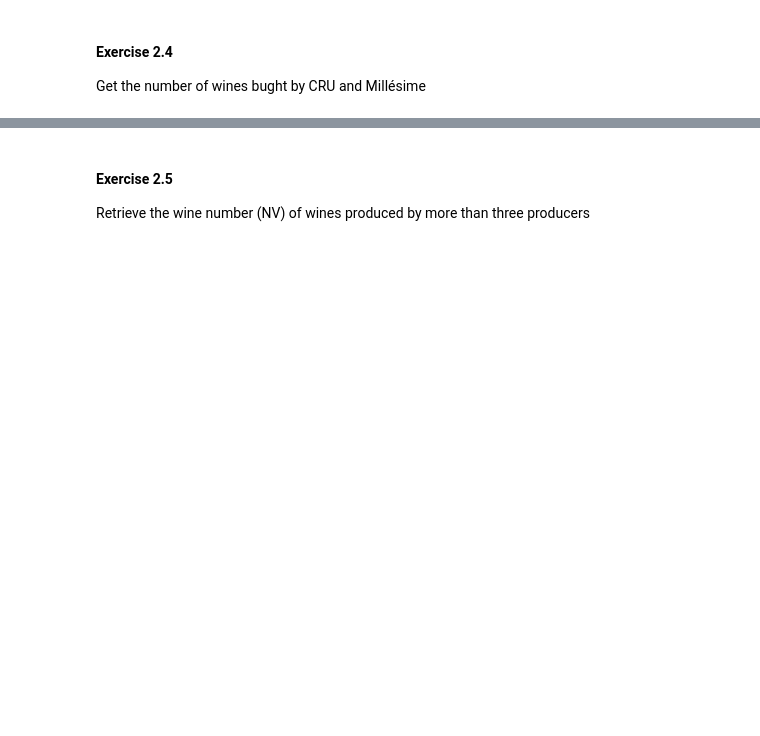
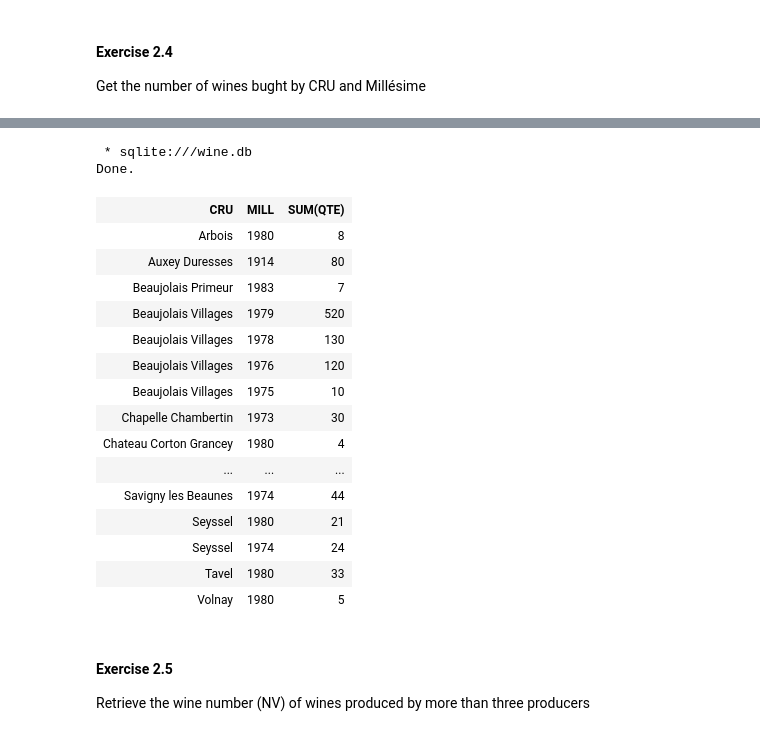
Before and after one commit to manitoug/SQLP1, a Jupyter notebook: TP2/TP_INF725_DB_TP3.ipynb, the cells around one changed output, grey strips where cells are left out. Saved outputs shown, nothing was run; the diff lists cells and outputs as text; code cells hidden in the pictures; blank space fills up the shorter version.

```diff
--- a/TP2/TP_INF725_DB_TP3.ipynb
+++ b/TP2/TP_INF725_DB_TP3.ipynb
@@ -581,3 +589,28 @@ Done.
+# %%
+%%sql
+SELECT CRU,MILL,SUM(QTE)
+FROM achat
+LEFT OUTER JOIN vins on achat.NV = vins.NV
+GROUP BY CRU,MILL ORDER BY CRU,MILL DESC;
+# %% [output]
+ * sqlite:///wine.db
+Done.
+| CRU | MILL | SUM(QTE) |
+| Arbois | 1980 | 8 |
+| Auxey Duresses | 1914 | 80 |
+| Beaujolais Primeur | 1983 | 7 |
+| Beaujolais Villages | 1979 | 520 |
+| Beaujolais Villages | 1978 | 130 |
+| Beaujolais Villages | 1976 | 120 |
+| Beaujolais Villages | 1975 | 10 |
+| Chapelle Chambertin | 1973 | 30 |
+| Chateau Corton Grancey | 1980 | 4 |
+| ... | ... | ... |
+| Savigny les Beaunes | 1974 | 44 |
+| Seyssel | 1980 | 21 |
+| Seyssel | 1974 | 24 |
+| Tavel | 1980 | 33 |
+| Volnay | 1980 | 5 |
 # %% [markdown]
 #### Exercise 2.5
 
```
Also changed, not shown: parts of 33 cells of this notebook, 2 other files.
